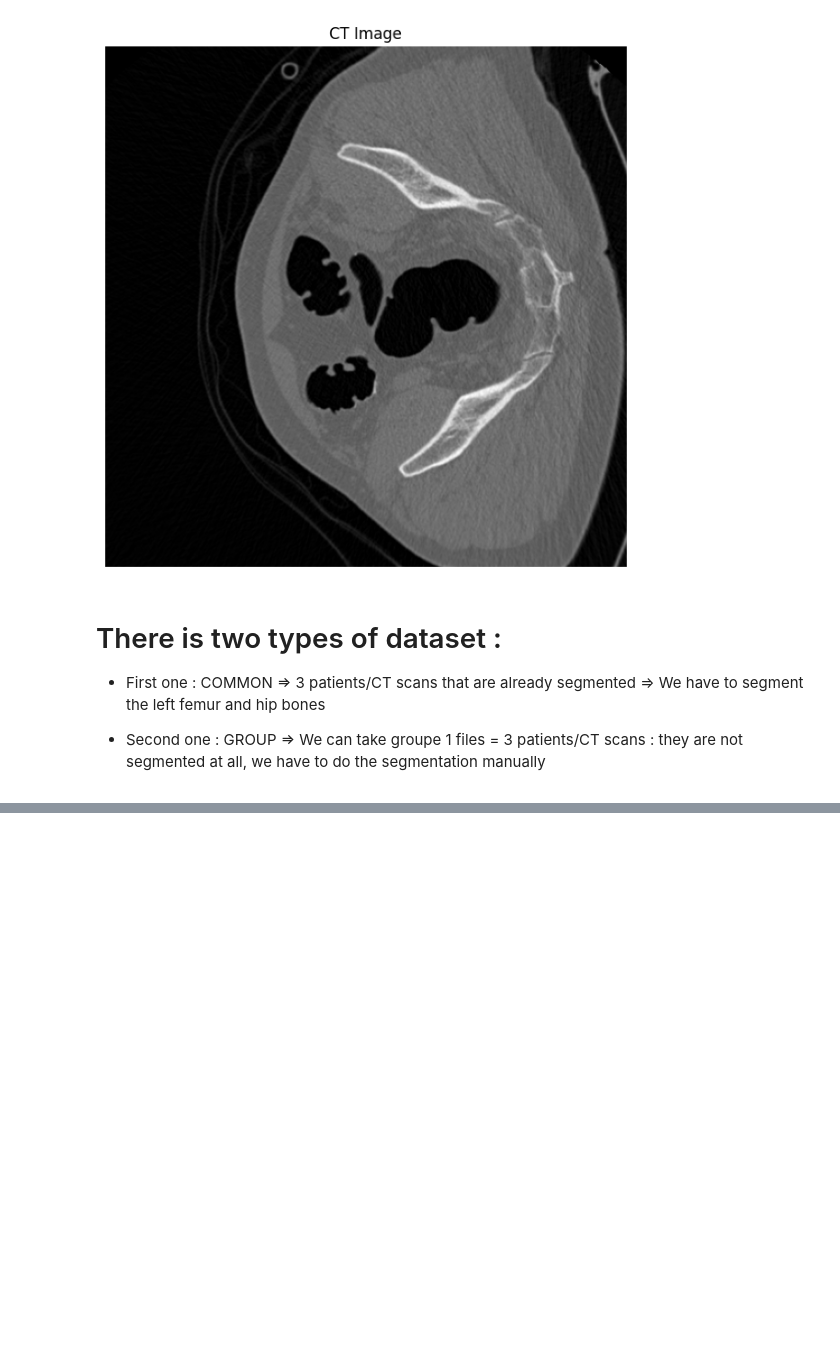
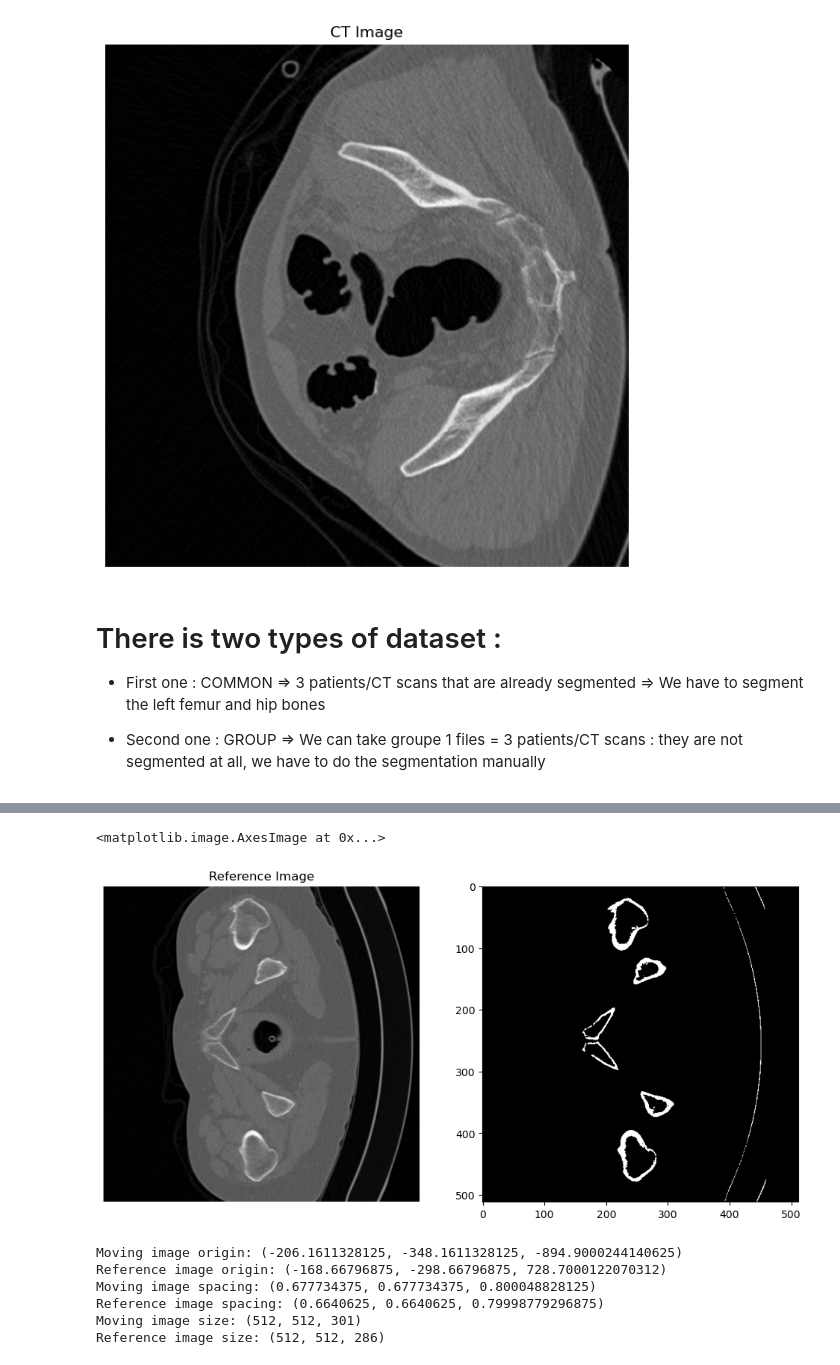
Before and after one commit to loicdemore/Projet3D_2, a Jupyter notebook: Notebook.ipynb, the cells around one changed output, grey strips where cells are left out. Cells and saved outputs as stored; diff of their text form; code cells hidden in the pictures; blank space fills up the shorter version.

```diff
--- a/Notebook.ipynb
+++ b/Notebook.ipynb
@@ -128,0 +147,12 @@ visualize_slice_and_mask(ct_image, mask, slice_idx)
+# %%
+# Load the images
+ref_image_path = r"Dataset\COMMON_images_masks\common_40_image.nii"
+ref_image = sitk.ReadImage(ref_image_path,sitk.sitkFloat32)
+
+moving_image_paths = [r"Dataset/GROUP_images/g1_53_image.nii",
+                      r"Dataset/GROUP_images/g1_54_image.nii",
+                      r"Dataset/GROUP_images/g1_55_image.nii"]
+moving_images = []
+for moving_image_path in moving_image_paths:
+    moving_image = sitk.ReadImage(moving_image_path,sitk.sitkFloat32)
+    moving_images.append(moving_image)
@@ -128,0 +199,14 @@ visualize_slice_and_mask(ct_image, mask, slice_idx)
+# %%
+ref_array = sitk.GetArrayFromImage(ref_image)
+ref_array = ref_array.swapaxes(0, 2)
+mask = np.logical_and(ref_array>300,ref_array<3000) # Hounsfield values for bones : 300-3000
+plt.figure(figsize=(12, 6))
+plt.subplot(1,2,1)
+plt.imshow(ref_array[:, :, ref_array.shape[2]//2 - 100], cmap="gray")
+plt.title("Reference Image")
+plt.axis("off")
+plt.subplot(1,2,2)
+plt.imshow(mask[:, :, ref_array.shape[2]//2 - 100], cmap="gray")
+# %% [output]
+<matplotlib.image.AxesImage at 0x...>
+[figure, added]
@@ -128,0 +237,14 @@ visualize_slice_and_mask(ct_image, mask, slice_idx)
+# %%
+print("Moving image origin:", moving_image.GetOrigin())
+print("Reference image origin:", ref_image.GetOrigin())
+print("Moving image spacing:", moving_image.GetSpacing())
+print("Reference image spacing:", ref_image.GetSpacing())
+print("Moving image size:", moving_image.GetSize())
+print("Reference image size:", ref_image.GetSize())
+# %% [output]
+Moving image origin: (-206.1611328125, -348.1611328125, -894.9000244140625)
+Reference image origin: (-168.66796875, -298.66796875, 728.7000122070312)
+Moving image spacing: (0.677734375, 0.677734375, 0.800048828125)
+Reference image spacing: (0.6640625, 0.6640625, 0.79998779296875)
+Moving image size: (512, 512, 301)
+Reference image size: (512, 512, 286)
```
Also changed, not shown: parts of 24 cells of this notebook, 1 other file.
